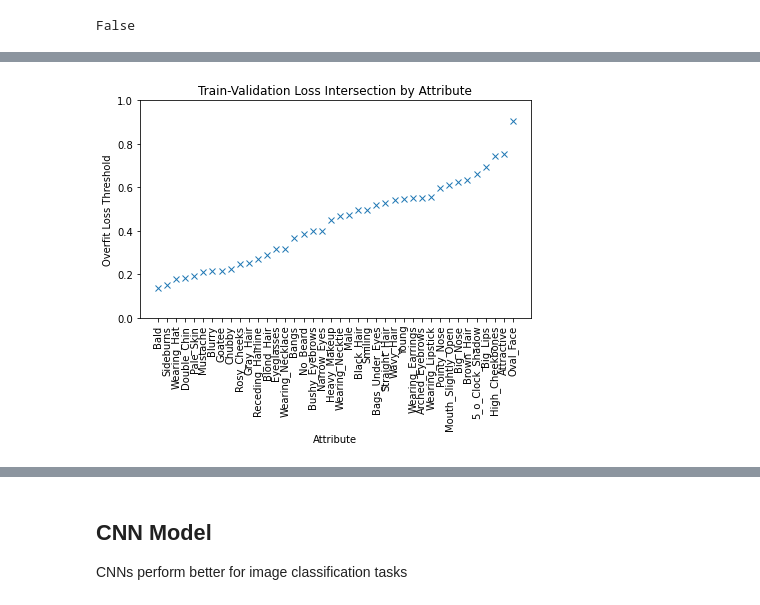
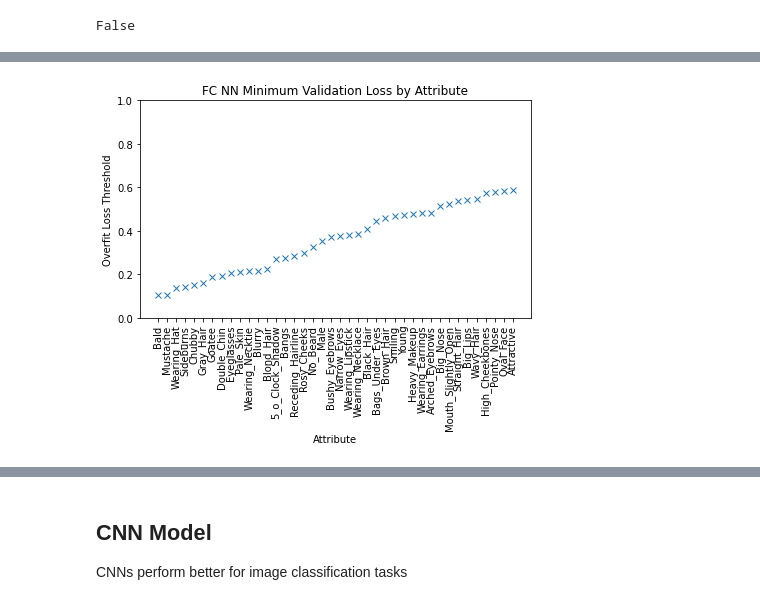
Before and after one commit to EMAT31530/ai-group-project-summer-assessment-oscar, a Jupyter notebook: Intro_AI_Summer_Project_Oscar_Evans_1806113.ipynb, the cells around one changed output, grey strips where cells are left out. Saved outputs shown, nothing was run; the diff lists cells and outputs as text; code cells hidden in the pictures.

```diff
--- a/Intro_AI_Summer_Project_Oscar_Evans_1806113.ipynb
+++ b/Intro_AI_Summer_Project_Oscar_Evans_1806113.ipynb
@@ -303,20 +328,22 @@ Estimated training-validation loss intersection: 0.5452198088169098
 # %%
-# attr_loss_values=pd.Series(attr_min_losses).sort_values(ascending=True)
+#attr_loss_values=pd.Series(attr_min_losses).sort_values(ascending=True)
 
 #pickle.dump(attr_loss_values, open("attr_loss_values.p", "wb" ))
-attr_loss_values=pickle.load(open("attr_loss_values.p", "rb" ))
+#pickle.dump(attr_loss_values, open("attr_min_losses.p", "wb" ))
+#attr_loss_values=pickle.load(open("attr_loss_values.p", "rb" ))
+attr_loss_values=pickle.load(open("attr_min_losses.p", "rb" ))
 
 # print(attr_loss_values)
 
-plt.plot(attr_loss_values.sort_values(ascending=True), 'x')
+plt.plot(attr_loss_values, 'x')
 plt.xlabel("Attribute")
 plt.ylabel("Overfit Loss Threshold")
 plt.ylim((0, 1))
-plt.title("Train-Validation Loss Intersection by Attribute")
+plt.title("FC NN Minimum Validation Loss by Attribute")
 plt.xticks(rotation=90)
 fig=plt.gcf()
 fig.set_size_inches(7,4)
-plt.savefig("Train-Validation Loss Intersection by Attribute.png", dpi=100, bbox_inches='tight')
+plt.savefig("Min Val-Loss by Attribute.png", dpi=100, bbox_inches='tight')
 plt.show()
 # %% [output]
-[figure, old version]
+[figure, new version]
```
Also changed, not shown: parts of 15 cells of this notebook, 4 other files.
